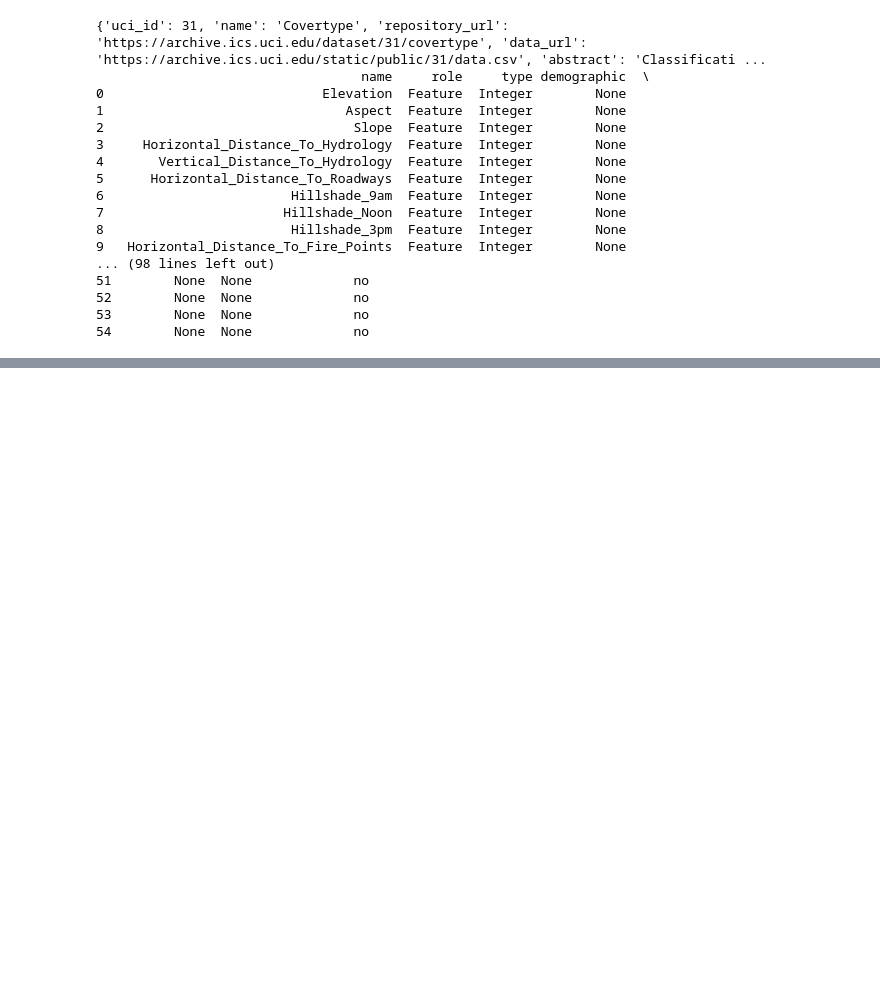
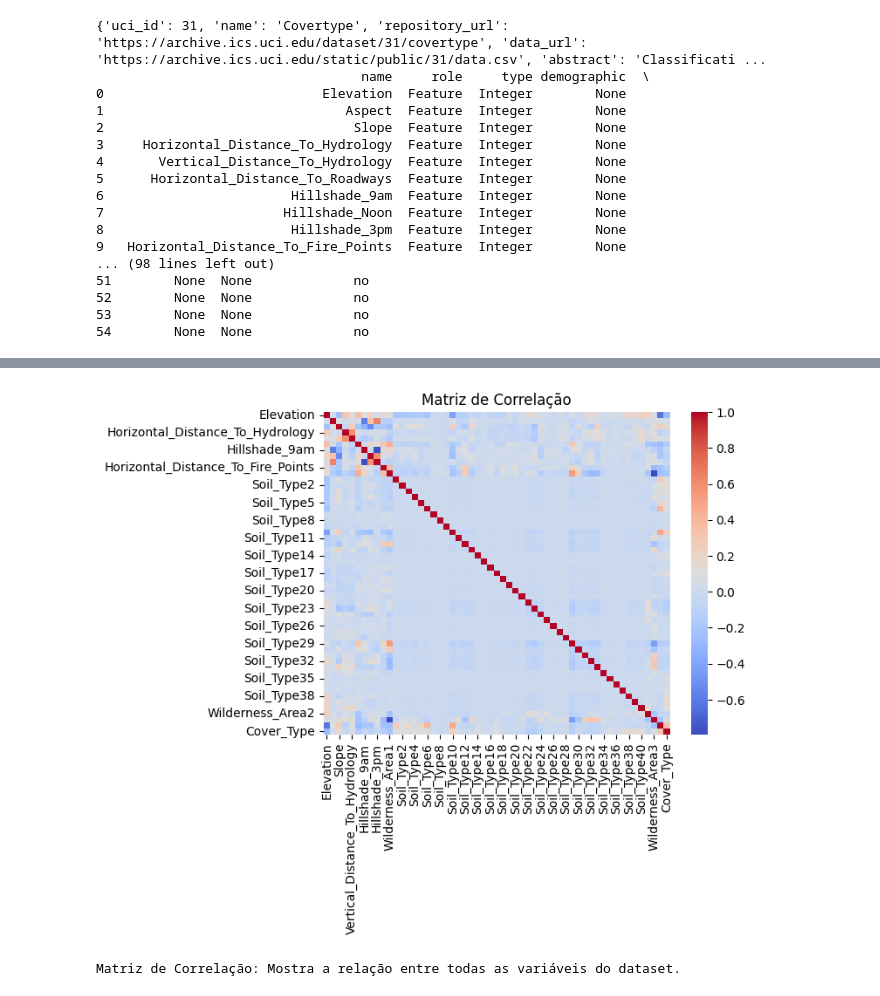
Before and after one commit to Danilo-Lapa11/covertype_EDA, a Jupyter notebook: EDA.ipynb, the cells around one changed output, grey strips where cells are left out. Cells and saved outputs as stored; diff of their text form; code cells hidden in the pictures; blank space fills up the shorter version.

```diff
--- a/EDA.ipynb
+++ b/EDA.ipynb
@@ -94,0 +147,9 @@ X.describe()
+# %%
+corr_matrix = df.corr()
+sns.heatmap(corr_matrix, cmap='coolwarm')
+plt.title('Matriz de Correlação')
+plt.show()
+print("Matriz de Correlação: Mostra a relação entre todas as variáveis do dataset.")
+# %% [output]
+[figure, added]
+Matriz de Correlação: Mostra a relação entre todas as variáveis do dataset.
```
Also changed, not shown: parts of 9 cells of this notebook, 1 other file.
